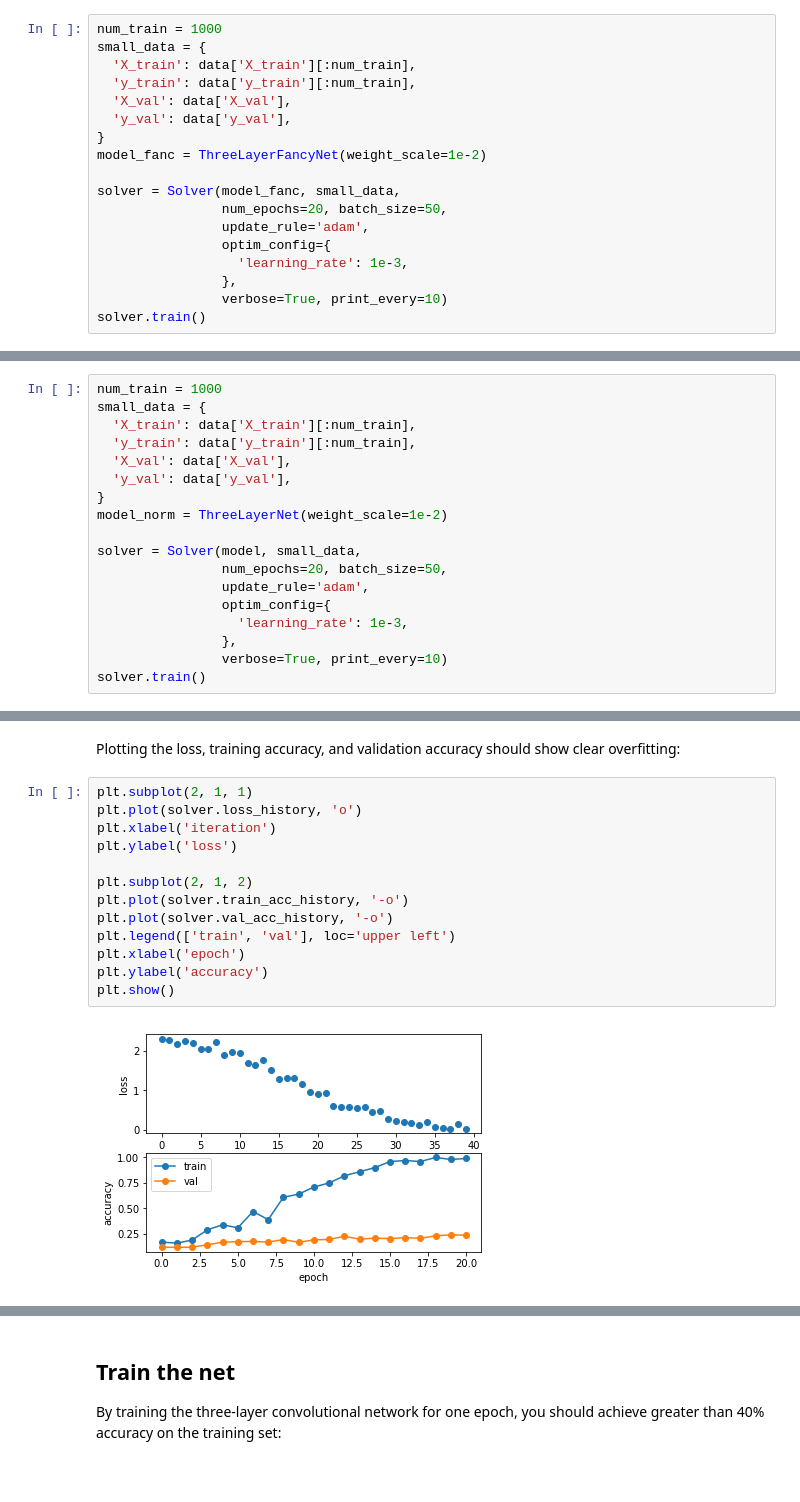
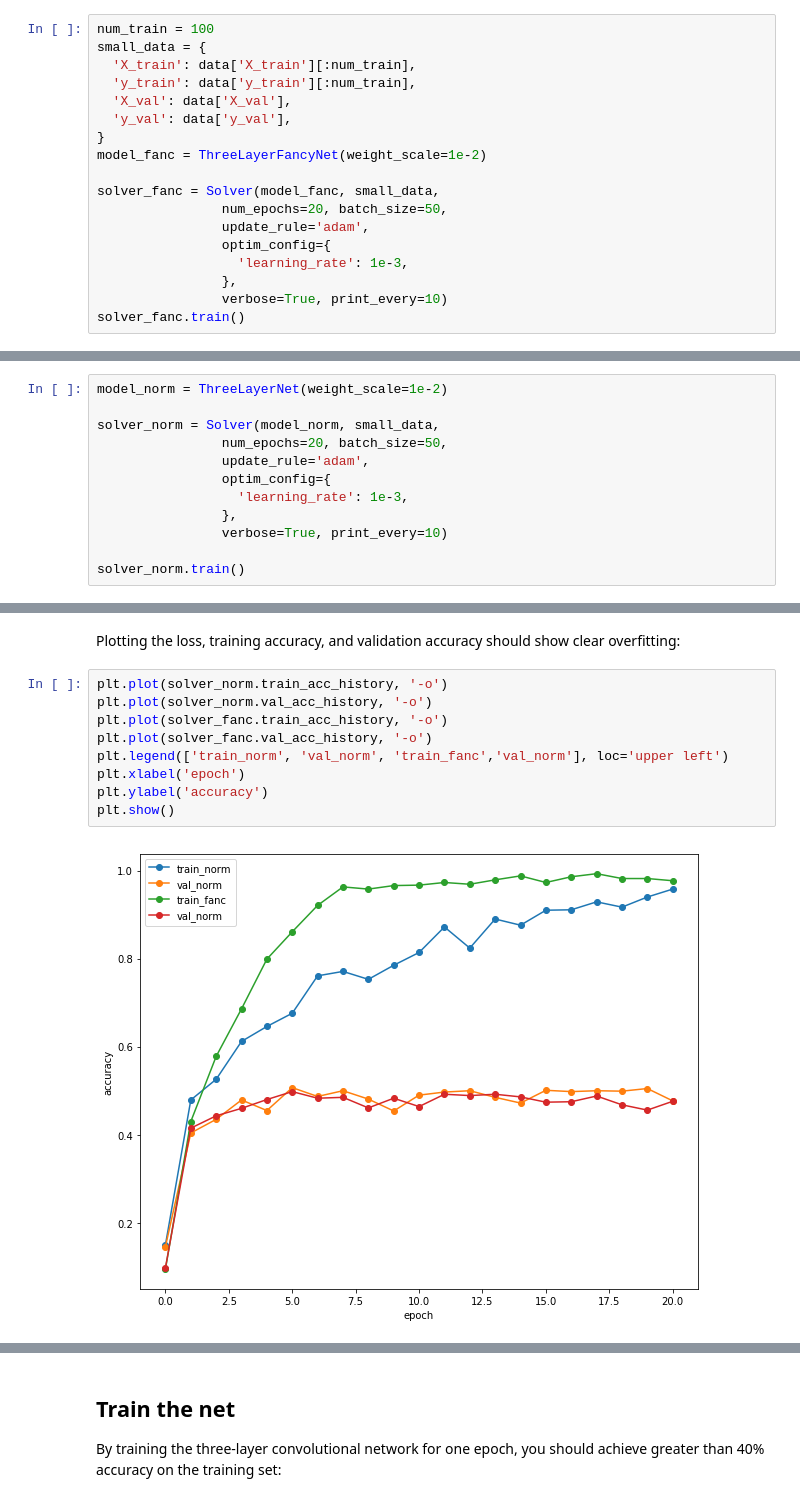
Before and after one commit to TNonet/weave_convolution, a Jupyter notebook: ConvolutionalNetworks.ipynb, the cells around one changed output, grey strips where cells are left out. Cells and saved outputs as stored; diff of their text form; blank space fills up the shorter version.

```diff
--- a/ConvolutionalNetworks.ipynb
+++ b/ConvolutionalNetworks.ipynb
@@ -145,7 +156,7 @@ theta_per_0 max relative error: 4.531490e-01
 ## Overfit small data
 A nice trick is to train your model with just a few training samples. You should be able to overfit small datasets, which will result in very high training accuracy (very close to 1.00) and comparatively low validation accuracy (in the 0.20-0.25 range).
 # %%
-num_train = 1000
+num_train = 100
 small_data = {
   'X_train': data['X_train'][:num_train],
   'y_train': data['y_train'][:num_train],
@@ -154,12 +165,12 @@ small_data = {
 }
 model_fanc = ThreeLayerFancyNet(weight_scale=1e-2)
 
-solver = Solver(model_fanc, small_data,
+solver_fanc = Solver(model_fanc, small_data,
                 num_epochs=20, batch_size=50,
                 update_rule='adam',
                 optim_config={
                   'learning_rate': 1e-3,
                 },
                 verbose=True, print_every=10)
-solver.train()
+solver_fanc.train()
 # %% [output]
@@ -183,19 +194,13 @@ solver.train()
 # %%
-num_train = 1000
-small_data = {
-  'X_train': data['X_train'][:num_train],
-  'y_train': data['y_train'][:num_train],
-  'X_val': data['X_val'],
-  'y_val': data['y_val'],
-}
 model_norm = ThreeLayerNet(weight_scale=1e-2)
 
-solver = Solver(model, small_data,
+solver_norm = Solver(model_norm, small_data,
                 num_epochs=20, batch_size=50,
                 update_rule='adam',
                 optim_config={
                   'learning_rate': 1e-3,
                 },
                 verbose=True, print_every=10)
-solver.train()
+
+solver_norm.train()
 # %% [output]
@@ -219,17 +224,13 @@ solver.train()
 # %% [markdown]
 Plotting the loss, training accuracy, and validation accuracy should show clear overfitting:
 # %%
-plt.subplot(2, 1, 1)
-plt.plot(solver.loss_history, 'o')
-plt.xlabel('iteration')
-plt.ylabel('loss')
-
-plt.subplot(2, 1, 2)
-plt.plot(solver.train_acc_history, '-o')
-plt.plot(solver.val_acc_history, '-o')
-plt.legend(['train', 'val'], loc='upper left')
+plt.plot(solver_norm.train_acc_history, '-o')
+plt.plot(solver_norm.val_acc_history, '-o')
+plt.plot(solver_fanc.train_acc_history, '-o')
+plt.plot(solver_fanc.val_acc_history, '-o')
+plt.legend(['train_norm', 'val_norm', 'train_fanc','val_norm'], loc='upper left')
 plt.xlabel('epoch')
 plt.ylabel('accuracy')
 plt.show()
 # %% [output]
-[figure, old version]
+[figure, new version]
```
Also changed, not shown: parts of 8 cells of this notebook, 9 other files.
